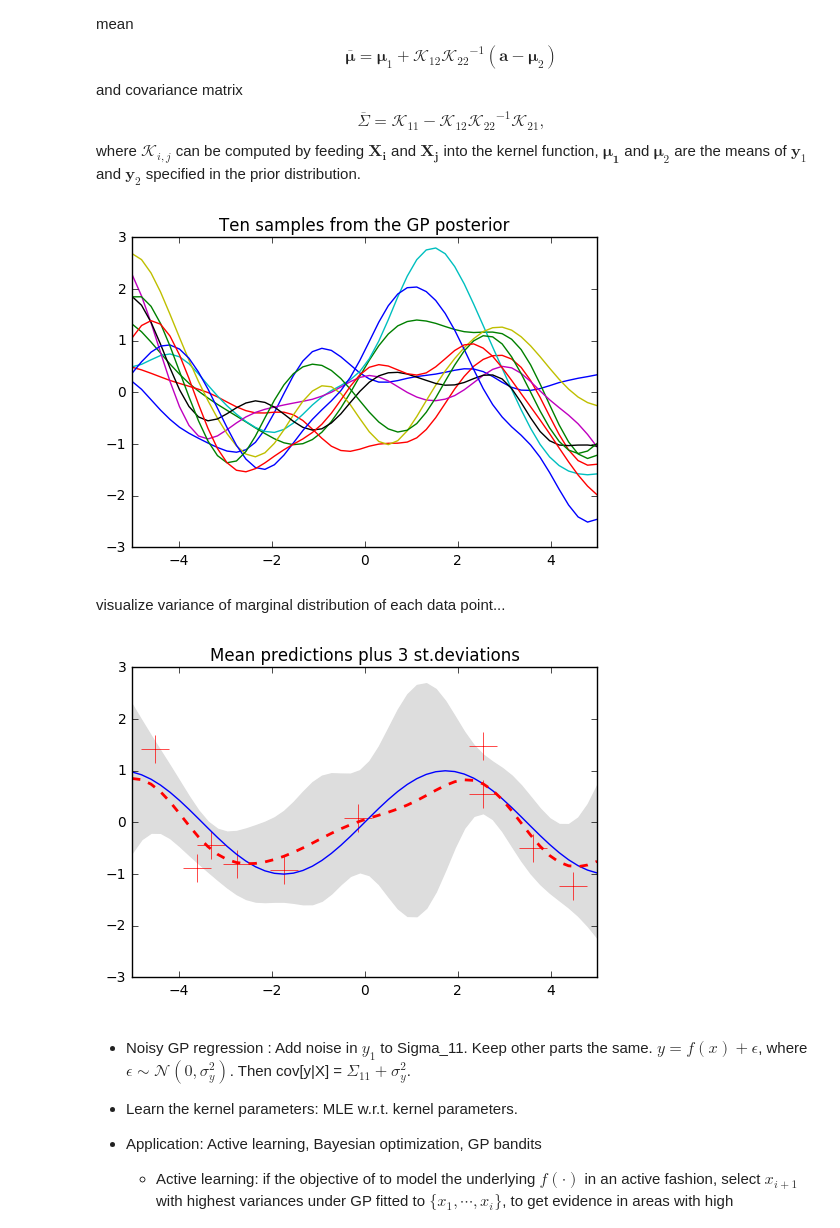
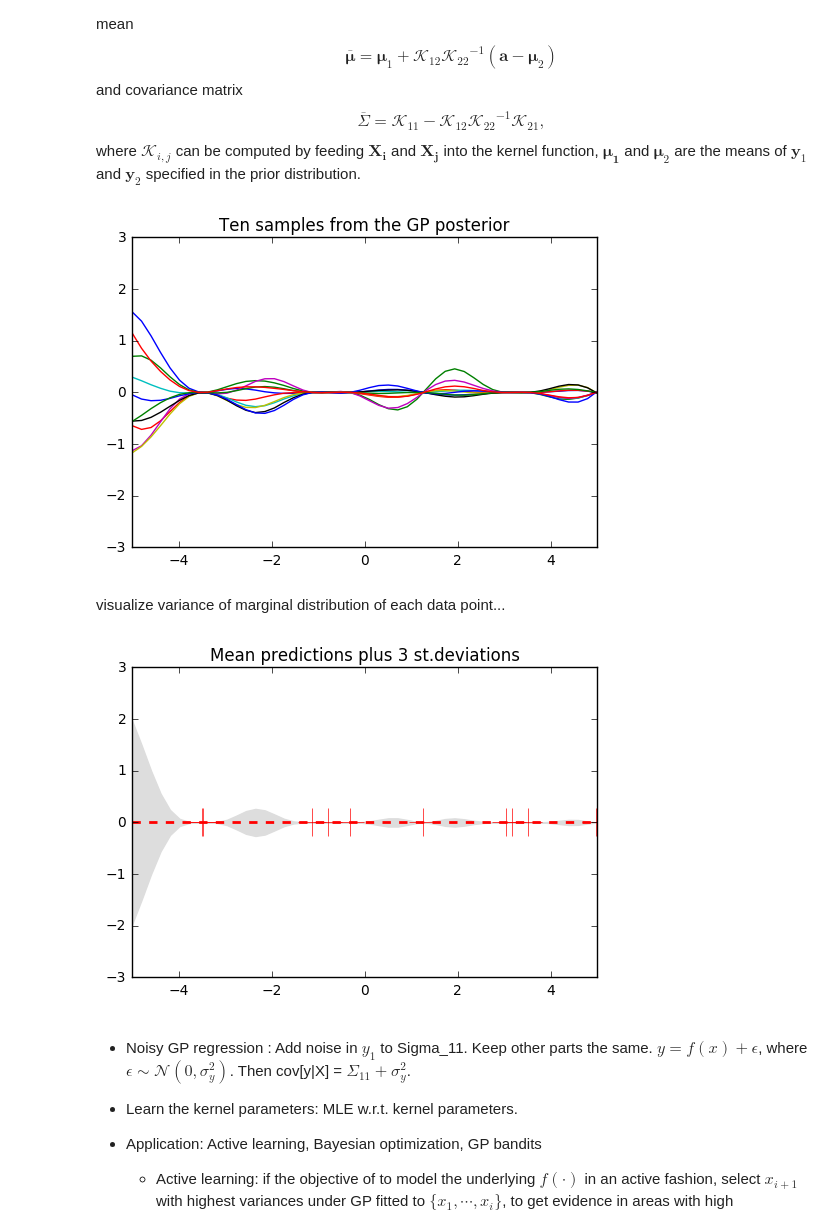
Before and after one commit to disiji/nn_assessor, a Jupyter notebook: gaussian_processes_demo.ipynb, the cells around one changed output. Saved outputs shown, nothing was run; the diff lists cells and outputs as text; code cells hidden in the pictures.

```diff
--- a/gaussian_processes_demo.ipynb
+++ b/gaussian_processes_demo.ipynb
@@ -103,10 +103,11 @@ where $\mathcal{K}_{i,j}$ can be computed by feeding $\boldsymbol{X_i}$ and $\bo
 # %%
 # Observe the data: suppose the corresonding y value of X_test are observed
 n_observed = 10 # number of datapoints observed
-s = 0.5 # noise added to kernel matrix
+s = 0 # noise added to kernel matrix
 
 # This is the true unknown function we are trying to approximate
-f = lambda x: np.sin(0.9*x).flatten()
+#f = lambda x: np.sin(0.9*x).flatten()
+f = lambda x : 0
 X_2 = np.random.uniform(-5, 5, size=(n_observed,1))
 y_2 = f(X_2) + s*np.random.randn(n_observed)
 # %%
@@ -126,21 +127,21 @@ plt.title('Ten samples from the GP posterior')
 plt.axis([-5, 5, -3, 3])
 plt.savefig('figures/gp_demo_posterior.png', bbox_inches='tight')
 # %% [output]
-[figure, old version]
+[figure, new version]
 # %% [markdown]
 visualize variance of marginal distribution of each data point...
 # %%
 diag_22 = np.diag(Sigma_bar) # std of for each datapoint in X_1
 
 plt.plot(X_2, y_2, 'r+', ms=20)
-plt.plot(X_1, f(X_1), 'b-')
+#plt.plot(X_1, f(X_1), 'b-')
 plt.gca().fill_between(X_1.flat, mu_bar-3*diag_22, mu_bar+3*diag_22, color="#dddddd")
 plt.plot(X_1, mu_bar, 'r--', lw=2)
 plt.title('Mean predictions plus 3 st.deviations')
 plt.axis([-5, 5, -3, 3])
 plt.savefig('figures/gp_demo_predictive.png', bbox_inches='tight')
 # %% [output]
-[figure, old version]
+[figure, new version]
 # %% [markdown]
 - Noisy GP regression : Add noise in $y_1$ to Sigma_11. Keep other parts the same.
 $y = f(x) + \epsilon$, where $\epsilon \sim \mathcal{N}(0, \sigma_y^2)$. Then cov[y|X] = $\Sigma_{11} + \sigma_y^2$.
```
Also changed, not shown: parts of 1 cell of this notebook, 29 other files.
